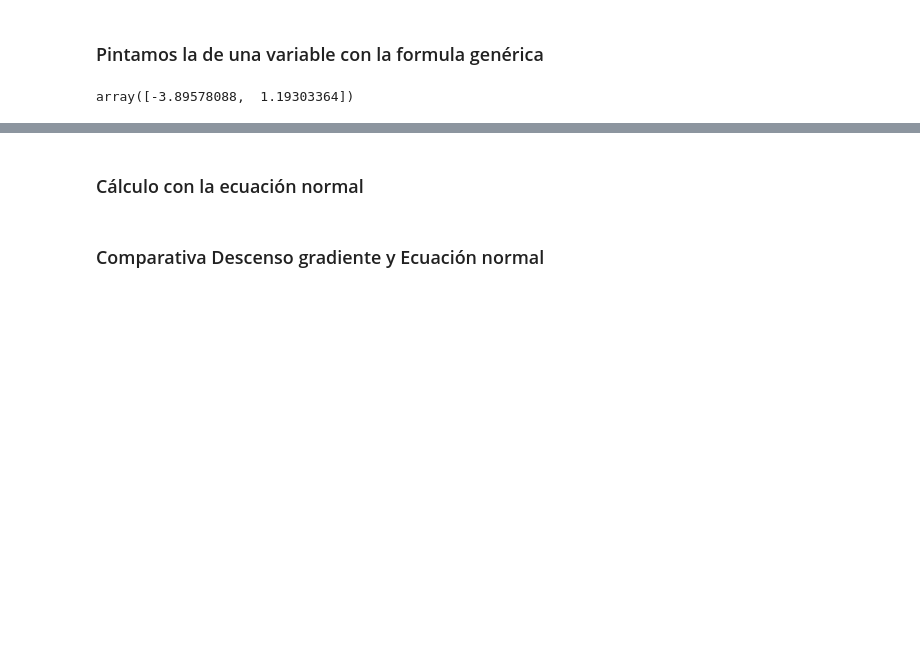
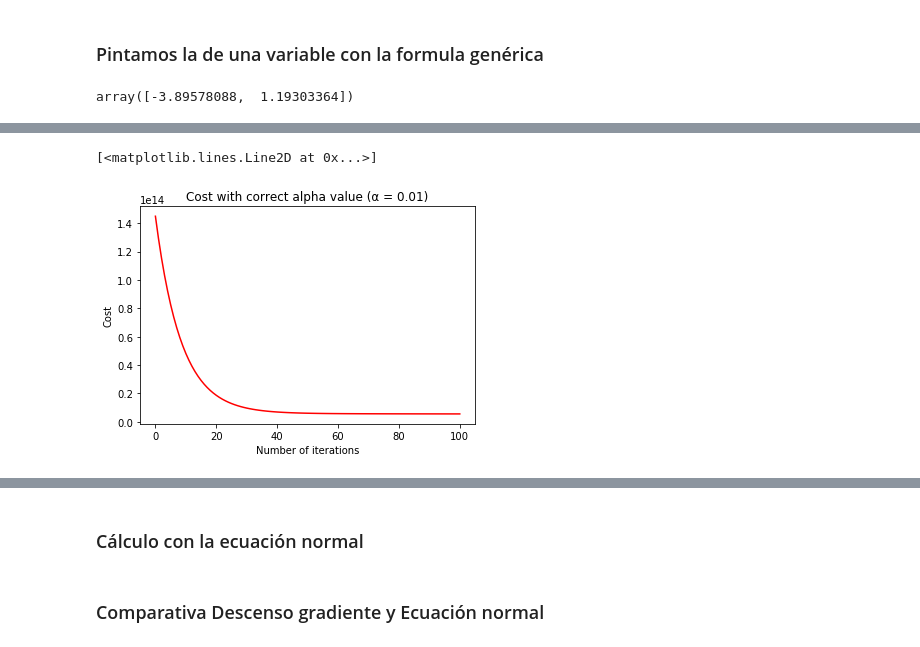
Before and after one commit to manumonforte/AA, a Jupyter notebook: Practice1/Practice1.ipynb, the cells around one changed output, grey strips where cells are left out. Cells and saved outputs as stored; diff of their text form; code cells hidden in the pictures; blank space fills up the shorter version.

```diff
--- a/Practice1/Practice1.ipynb
+++ b/Practice1/Practice1.ipynb
@@ -256,0 +261,14 @@ TODO: DIBUJARLO
+# %%
+iters = 100
+
+iterations = np.linspace(0, iters, iters, dtype=int) # X axis for plots
+
+results_correct_alpha = gradient_descent_multiple_variables(X_norm, Y, iterations=iters) # results[1] is the costs vector
+
+plt.title("Cost with correct alpha value (α = 0.01)")
+plt.xlabel("Number of iterations")
+plt.ylabel("Cost")
+plt.plot(iterations, results_correct_alpha[1], color="red")
+# %% [output]
+[<matplotlib.lines.Line2D at 0x...>]
+[figure, added]
```
Also changed, not shown: parts of 14 cells of this notebook.
